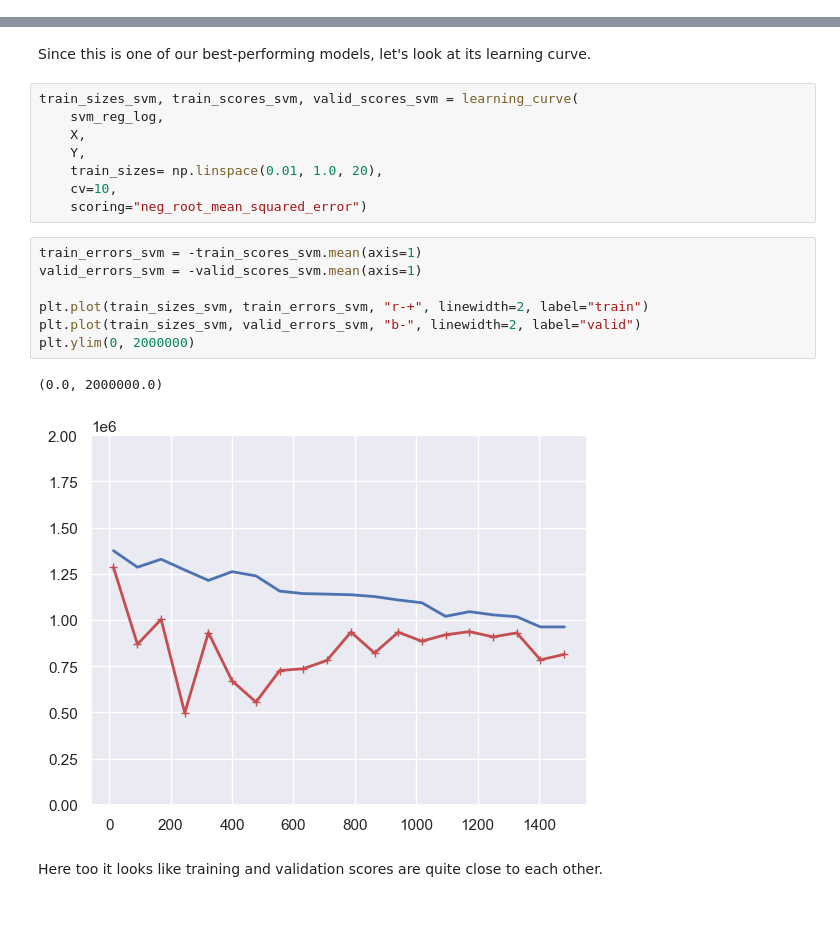
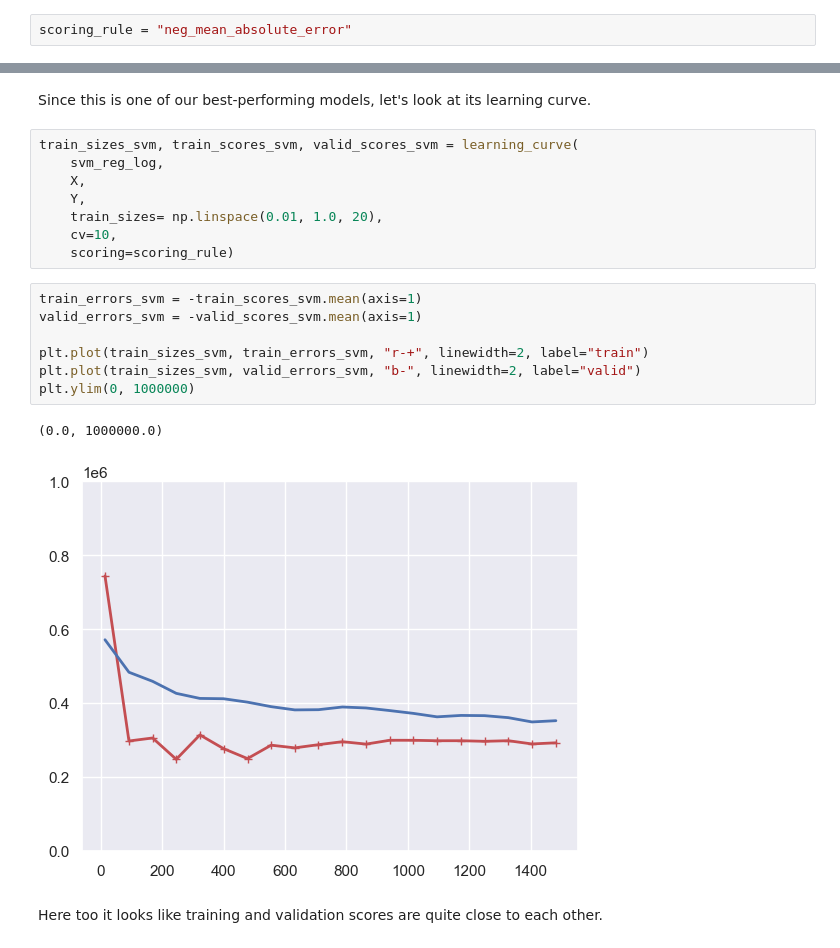
Before and after one commit to giacomomolinari/used-car-price-predictor, a Jupyter notebook: notebooks/modelling.ipynb, the cells around one changed output, grey strips where cells are left out. Cells and saved outputs as stored; diff of their text form; blank space fills up the shorter version.

```diff
--- a/notebooks/modelling.ipynb
+++ b/notebooks/modelling.ipynb
@@ -1181,3 +1195,5 @@ memory usage: 823.6 KB
+# %%
+scoring_rule = "neg_mean_absolute_error"
 # %% [markdown]
 #### Copying the data
 # %%
@@ -1573,17 +1589,17 @@ train_sizes_svm, train_scores_svm, valid_scores_svm = learning_curve(
     Y,
     train_sizes= np.linspace(0.01, 1.0, 20),
     cv=10,
-    scoring="neg_root_mean_squared_error")
+    scoring=scoring_rule)
 # %%
 train_errors_svm = -train_scores_svm.mean(axis=1)
 valid_errors_svm = -valid_scores_svm.mean(axis=1)
 
 plt.plot(train_sizes_svm, train_errors_svm, "r-+", linewidth=2, label="train")
 plt.plot(train_sizes_svm, valid_errors_svm, "b-", linewidth=2, label="valid")
-plt.ylim(0, 2000000)
+plt.ylim(0, 1000000)
 # %% [output]
-(0.0, 2000000.0)
+(0.0, 1000000.0)
-[figure, old version]
+[figure, new version]
 # %% [markdown]
 Here too it looks like training and validation scores are quite close to each other.
 # %% [markdown]
```
Also changed, not shown: parts of 163 cells of this notebook, 1 other file.
